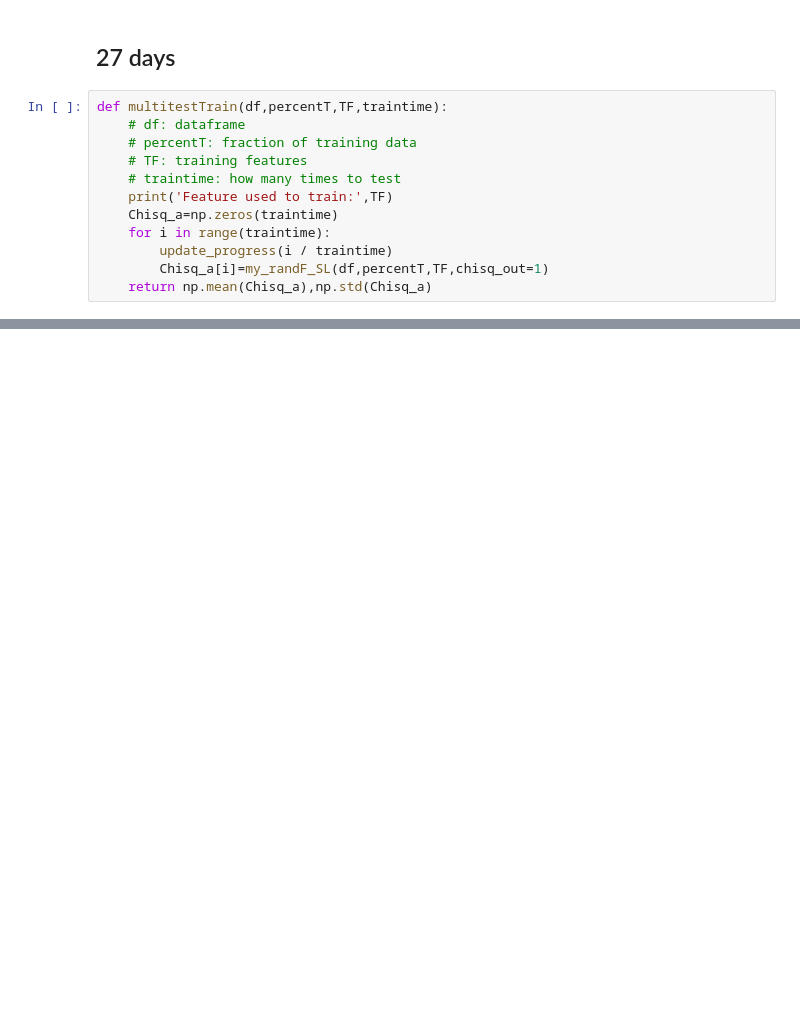
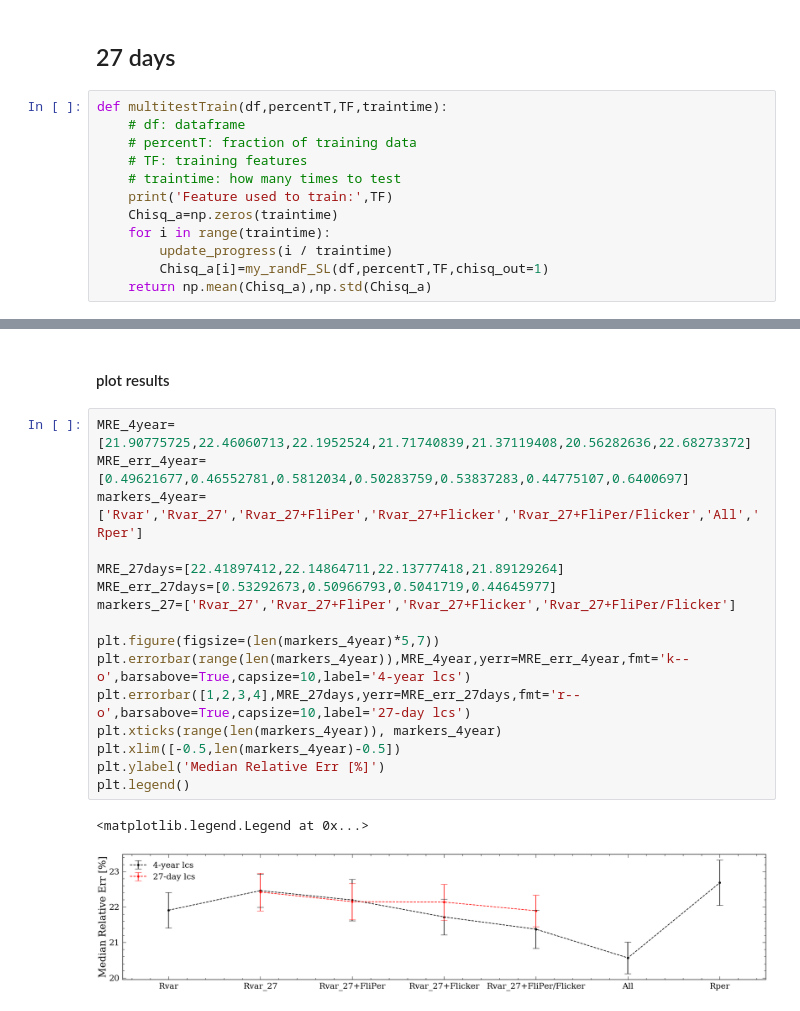
Before and after one commit to lyx12311/Mdwarf, a Jupyter notebook: LightCurveProcess.ipynb, the cells around one changed output, grey strips where cells are left out. Cells and saved outputs as stored; diff of their text form; blank space fills up the shorter version.

```diff
--- a/LightCurveProcess.ipynb
+++ b/LightCurveProcess.ipynb
@@ -904,0 +959,21 @@ Text(0, 0.5, 'Average $\\chi^2$')
+# %% [markdown]
+#### plot results
+# %%
+MRE_4year=[21.90775725,22.46060713,22.1952524,21.71740839,21.37119408,20.56282636,22.68273372]
+MRE_err_4year=[0.49621677,0.46552781,0.5812034,0.50283759,0.53837283,0.44775107,0.6400697]
+markers_4year=['Rvar','Rvar_27','Rvar_27+FliPer','Rvar_27+Flicker','Rvar_27+FliPer/Flicker','All','Rper']
+
+MRE_27days=[22.41897412,22.14864711,22.13777418,21.89129264]
+MRE_err_27days=[0.53292673,0.50966793,0.5041719,0.44645977]
+markers_27=['Rvar_27','Rvar_27+FliPer','Rvar_27+Flicker','Rvar_27+FliPer/Flicker']
+
+plt.figure(figsize=(len(markers_4year)*5,7))
+plt.errorbar(range(len(markers_4year)),MRE_4year,yerr=MRE_err_4year,fmt='k--o',barsabove=True,capsize=10,label='4-year lcs')
+plt.errorbar([1,2,3,4],MRE_27days,yerr=MRE_err_27days,fmt='r--o',barsabove=True,capsize=10,label='27-day lcs')
+plt.xticks(range(len(markers_4year)), markers_4year)
+plt.xlim([-0.5,len(markers_4year)-0.5])
+plt.ylabel('Median Relative Err [%]')
+plt.legend()
+# %% [output]
+<matplotlib.legend.Legend at 0x...>
+[figure, added]
```
Also changed, not shown: parts of 14 cells of this notebook.
